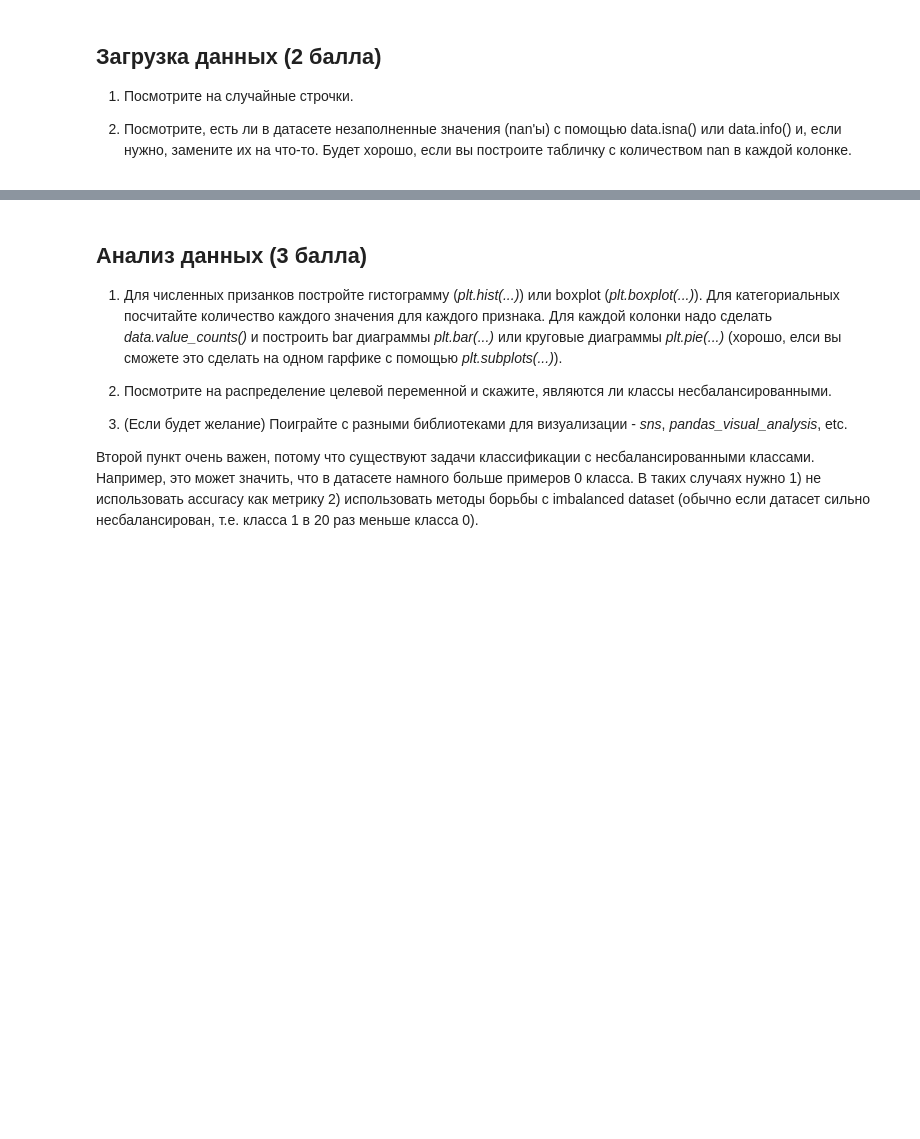
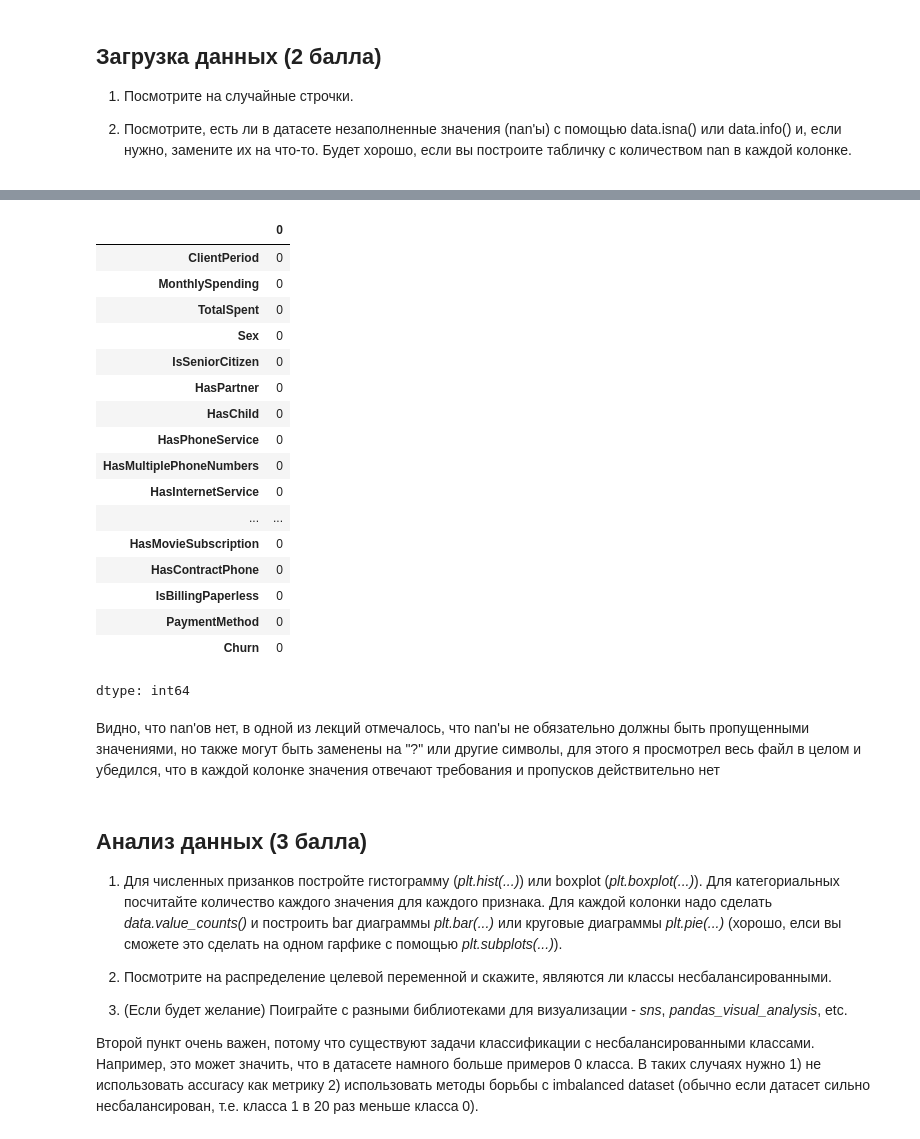
Before and after one commit to bbalandin/Trial, a Jupyter notebook: week_03_composition_model_selection/Homework/hw_3_kaggle.ipynb, the cells around one changed output, grey strips where cells are left out. Cells and saved outputs as stored; diff of their text form; code cells hidden in the pictures; blank space fills up the shorter version.

```diff
--- a/week_03_composition_model_selection/Homework/hw_3_kaggle.ipynb
+++ b/week_03_composition_model_selection/Homework/hw_3_kaggle.ipynb
@@ -145,3 +167,26 @@ target_col = 'Churn'
+# %%
+data.isna().sum() # попробуем найти nan'ы, построим сумму nan'ов для каждого признака
+# %% [output]
+|  | 0 |
+| ClientPeriod | 0 |
+| MonthlySpending | 0 |
+| TotalSpent | 0 |
+| Sex | 0 |
+| IsSeniorCitizen | 0 |
+| HasPartner | 0 |
+| HasChild | 0 |
+| HasPhoneService | 0 |
+| HasMultiplePhoneNumbers | 0 |
+| HasInternetService | 0 |
+| ... | ... |
+| HasMovieSubscription | 0 |
+| HasContractPhone | 0 |
+| IsBillingPaperless | 0 |
+| PaymentMethod | 0 |
+| Churn | 0 |
+dtype: int64
+# %% [markdown]
+Видно, что nan'ов нет, в одной из лекций отмечалось, что nan'ы не обязательно должны быть пропущенными значениями, но также могут быть заменены на "?" или другие символы, для этого я просмотрел весь файл в целом и убедился, что в каждой колонке значения отвечают требования и пропусков действительно нет
 # %% [markdown]
 ## Анализ данных (3 балла)
 
```
Also changed, not shown: parts of 6 cells of this notebook.
